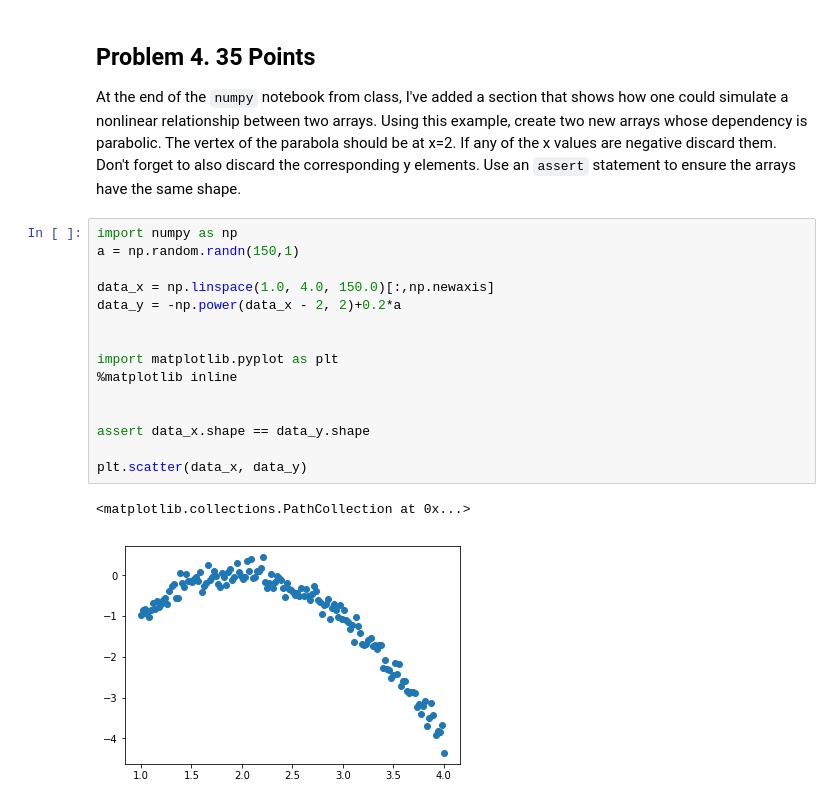
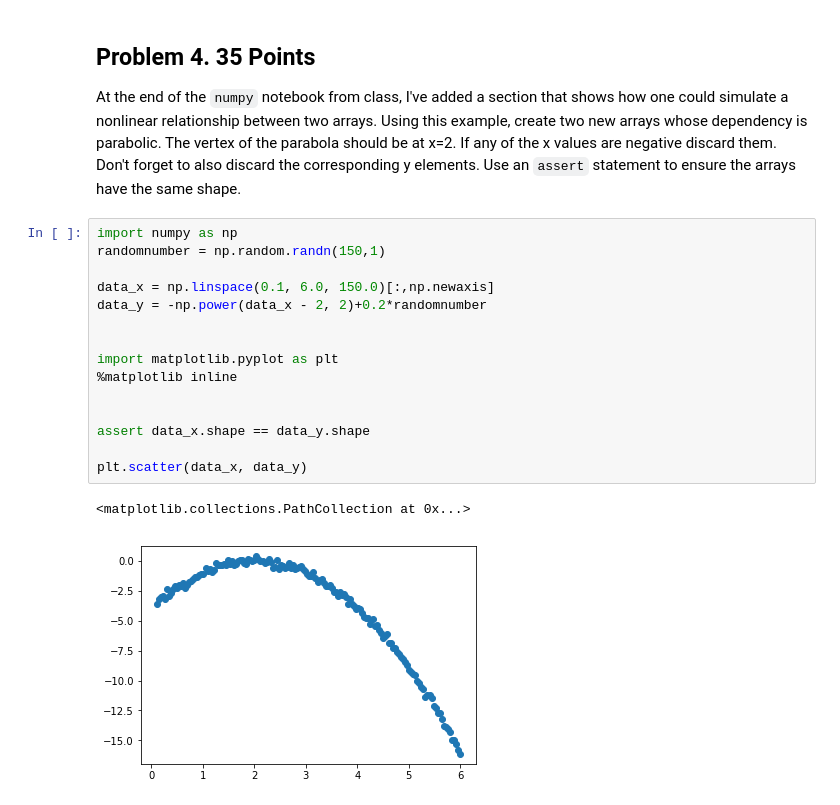
Before and after one commit to YanruH/home_work, a Jupyter notebook: homework8/homework8.ipynb, the cells around one changed output. Drawn from its saved outputs; the diff is of its cells as text.

```diff
--- a/homework8/homework8.ipynb
+++ b/homework8/homework8.ipynb
@@ -98,19 +98,19 @@ xxxxx.getit()
 At the end of the `numpy` notebook from class, I've added a section that shows how one could simulate a nonlinear relationship between two arrays. Using this example, create two new arrays whose dependency is parabolic. The vertex of the parabola should be at x=2. If any of the x values are negative discard them. Don't forget to also discard the corresponding y elements. Use an `assert` statement to ensure the arrays have the same shape.
 # %%
 import numpy as np
-a = np.random.randn(150,1)
+randomnumber = np.random.randn(150,1)
 
-data_x = np.linspace(1.0, 4.0, 150.0)[:,np.newaxis]
-data_y = -np.power(data_x - 2, 2)+0.2*a
+data_x = np.linspace(0.1, 6.0, 150.0)[:,np.newaxis]
+data_y = -np.power(data_x - 2, 2)+0.2*randomnumber
 
 
 import matplotlib.pyplot as plt
 %matplotlib inline
 
 
 assert data_x.shape == data_y.shape
 
 plt.scatter(data_x, data_y)
 # %% [output]
 <matplotlib.collections.PathCollection at 0x...>
-[figure, old version]
+[figure, new version]
```
